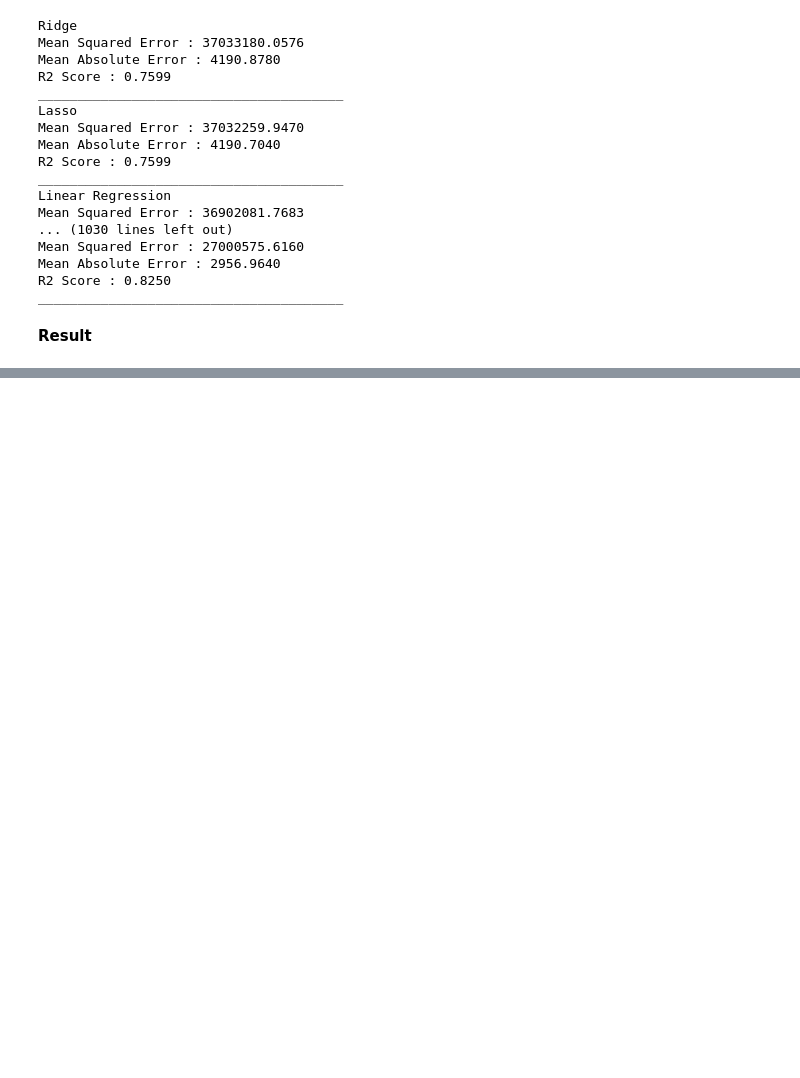
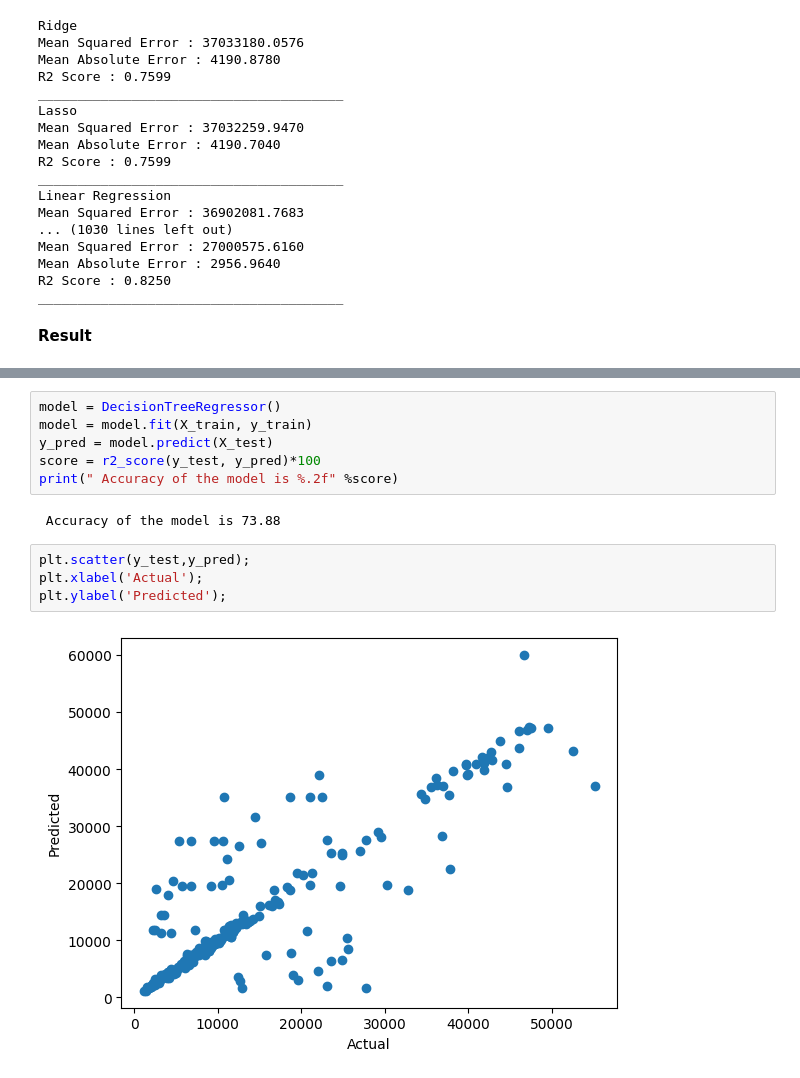
Before and after one commit to nikhil-xyz/Insurance-Premium-Prediction, a Jupyter notebook: notebook/TRAINING.ipynb, the cells around one changed output, grey strips where cells are left out. Drawn from its saved outputs; the diff is of its cells as text; blank space fills up the shorter version.

```diff
--- a/notebook/TRAINING.ipynb
+++ b/notebook/TRAINING.ipynb
@@ -188,0 +185,14 @@ pd.DataFrame(list(zip(model_list, r2_list)), columns=['Model Name', 'R2_Score'])
+# %%
+model = DecisionTreeRegressor()
+model = model.fit(X_train, y_train)
+y_pred = model.predict(X_test)
+score = r2_score(y_test, y_pred)*100
+print(" Accuracy of the model is %.2f" %score)
+# %% [output]
+ Accuracy of the model is 73.88
+# %%
+plt.scatter(y_test,y_pred);
+plt.xlabel('Actual');
+plt.ylabel('Predicted');
+# %% [output]
+[figure, added]
```
Also changed, not shown: parts of 4 cells of this notebook, 18 other files.
